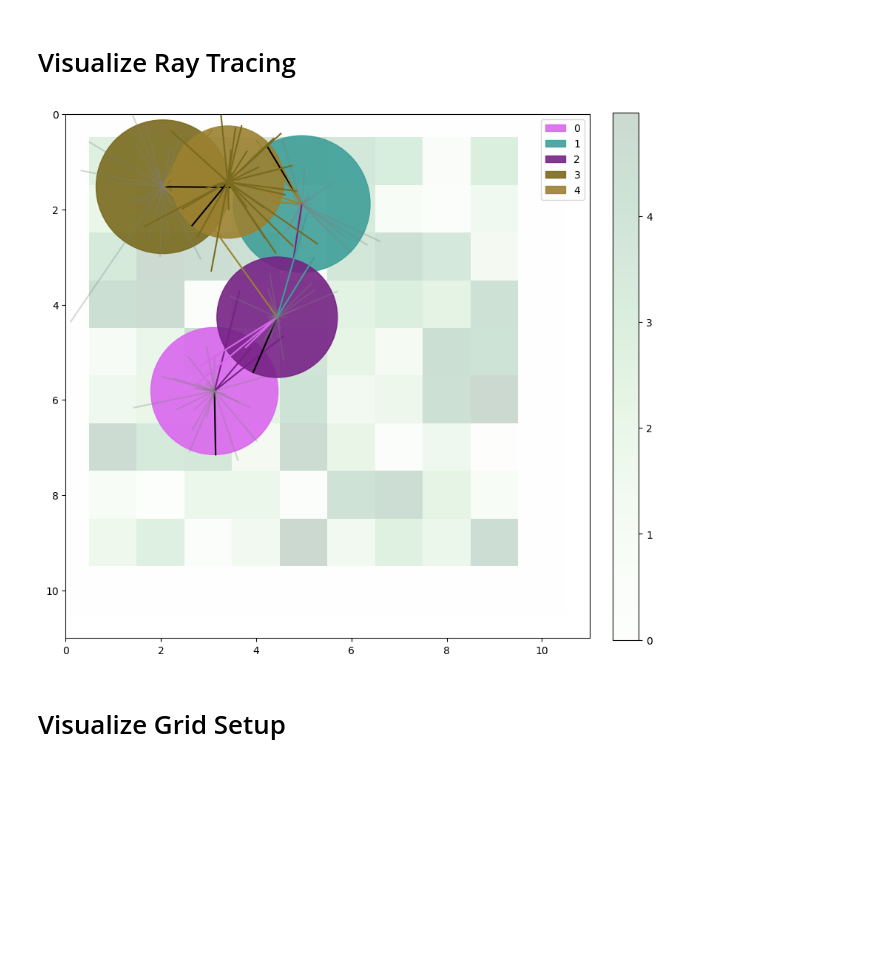
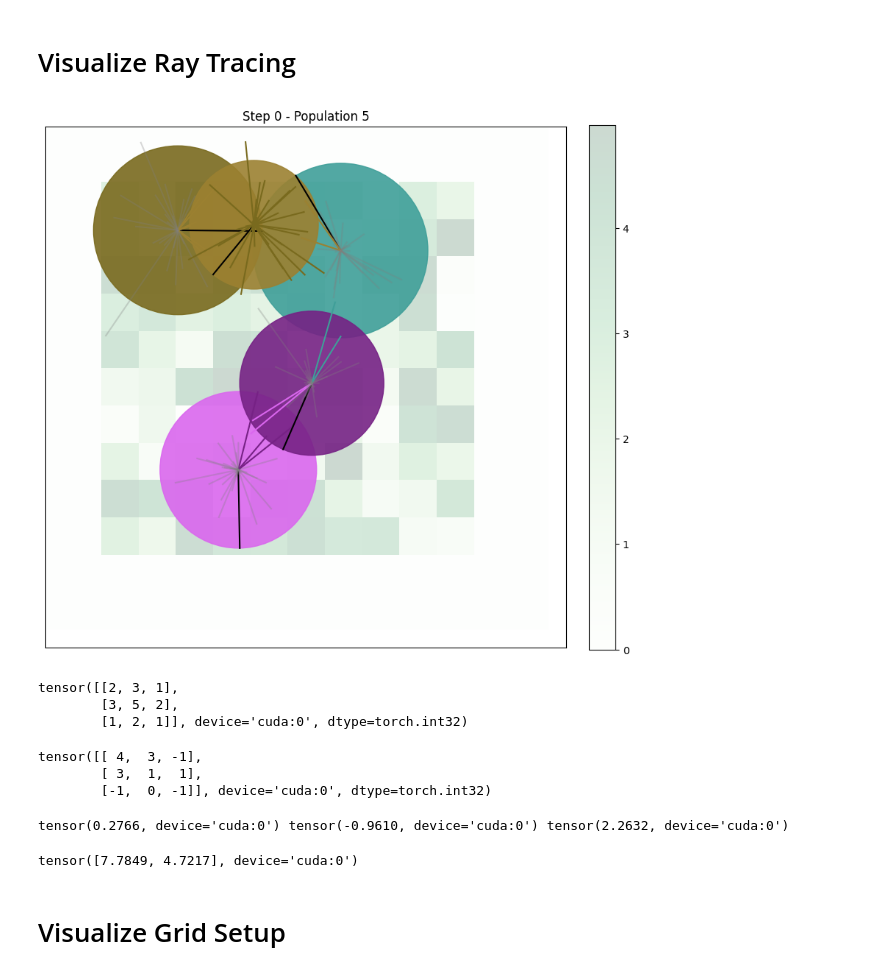
Before and after one commit to JacksonKaunismaa/evolution, a Jupyter notebook: base.ipynb, the cells around one changed output. Cells and saved outputs as stored; diff of their text form; code cells hidden in the pictures; blank space fills up the shorter version.

Commit message:
Fix bugs in CUDA-python rewrite. Add CUDA kernels.

```diff
--- a/base.ipynb
+++ b/base.ipynb
@@ -258,12 +309,33 @@ defaultdict(float,
 # Visualize Ray Tracing
 # %%
 torch.random.manual_seed(96)
-game = world.World(5, 9, 9)
-ps = game.compute_grid_setup(cell_size=0.5)
+game = world.World(config.simple_cfg())
+ps = game.compute_grid_setup()
 collisions = game.trace_rays_grid(*ps)
 game.visualize(collisions)
+# game.visualize_grid_setup(*ps, collisions)
 # %% [output]
-[figure, old version]
+[figure, new version]
+# %%
+ps[1]
+# %% [output]
+tensor([[2, 3, 1],
+        [3, 5, 2],
+        [1, 2, 1]], device='cuda:0', dtype=torch.int32)
+# %%
+ps[0][..., 1]
+# %% [output]
+tensor([[ 4,  3, -1],
+        [ 3,  1,  1],
+        [-1,  0, -1]], device='cuda:0', dtype=torch.int32)
+# %%
+ray_x, ray_y, ray_len = game.creatures.rays[2, 20]
+print(ray_x, ray_y, ray_len)
+ray = torch.tensor([ray_x, ray_y], device='cuda') * ray_len
+game.creatures.positions[2] + ray
+# %% [output]
+tensor(0.2766, device='cuda:0') tensor(-0.9610, device='cuda:0') tensor(2.2632, device='cuda:0')
+tensor([7.7849, 4.7217], device='cuda:0')
 # %% [markdown]
 # Visualize Grid Setup
 # %%
```
Also changed, not shown: parts of 11 cells of this notebook, 10 other files.
